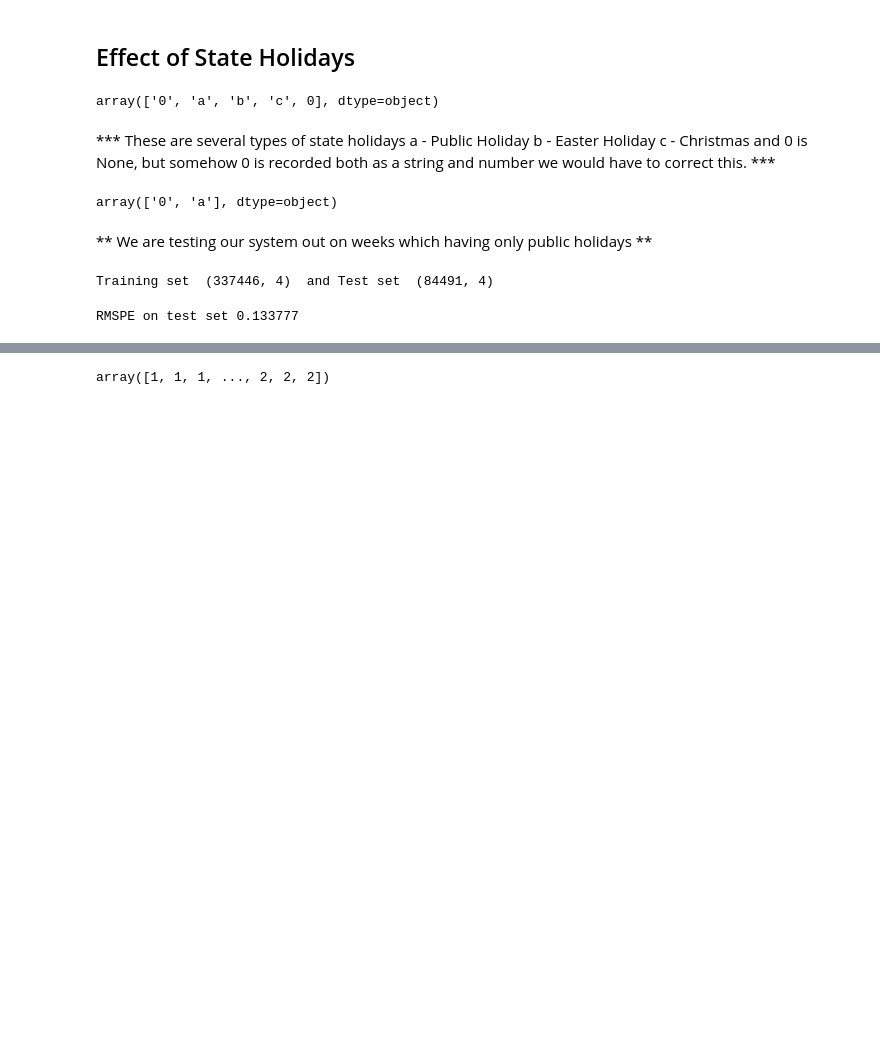
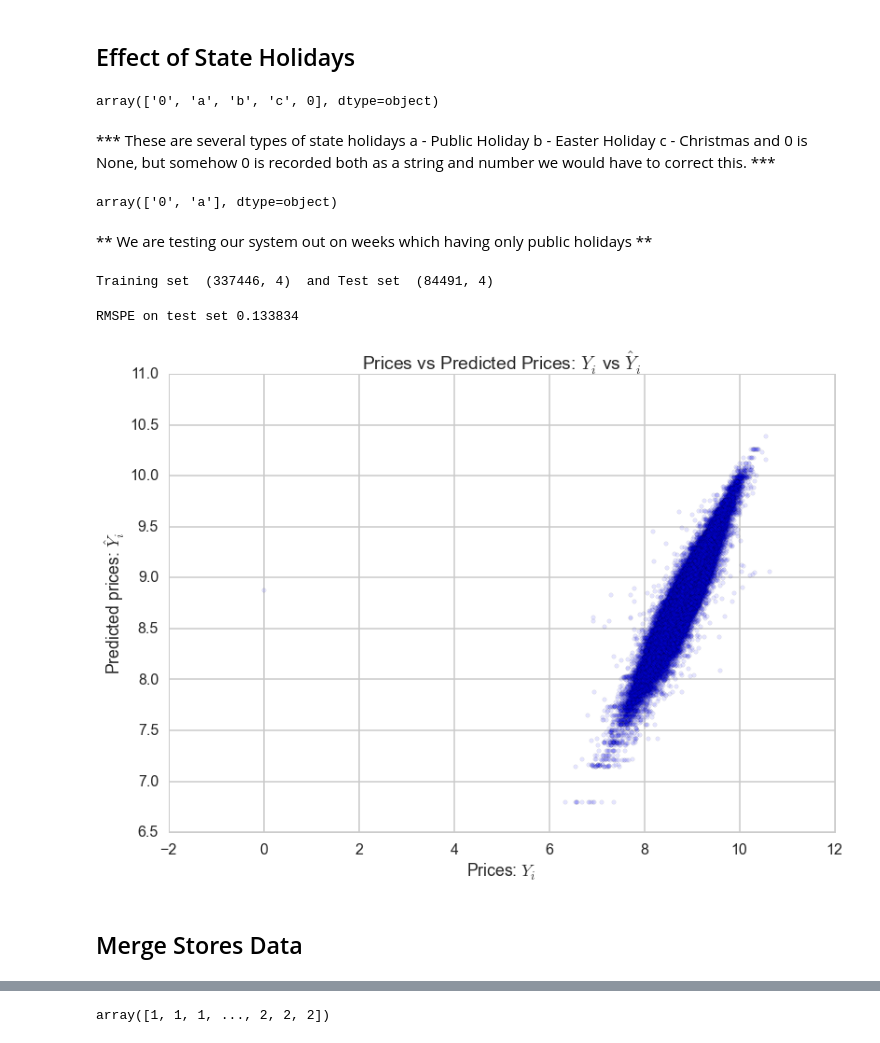
Before and after one commit to numb3r33/Kaggle-Competitions, a Jupyter notebook: Rossman-Stores-Sales/rossman_store_sales.ipynb, the cells around one changed output, grey strips where cells are left out. Cells and saved outputs as stored; diff of their text form; code cells hidden in the pictures; blank space fills up the shorter version.

```diff
--- a/Rossman-Stores-Sales/rossman_store_sales.ipynb
+++ b/Rossman-Stores-Sales/rossman_store_sales.ipynb
@@ -56,6 +56,15 @@ class Rossman():
         self.training_examples = self.train_df[mask_tr]
         self.test_examples = self.train_df[mask_test]
 
+    def merge_stores_data(self):
+        """
+        Merge store information with training data and test data
+        """
+
+        self.train_df = pd.merge(self.train_df, self.stores_df, on='Store', how='left')
+        self.test_df = pd.merge(self.test_df, self.stores_df, on='Store', how='left')
+
+
     def rmspe(self, y_true, y_pred):
         """
         Root Mean Square Percentage Error
@@ -471,4 +480,13 @@ rf_test_fittedvalues = rf.predict(X_test)
 # print rmspe on the test set
 print 'RMSPE on test set %f ' %(rossman.rmspe(np.expm1(y_test.values), np.expm1(rf_test_fittedvalues)))
 # %% [output]
-RMSPE on test set 0.133777
+RMSPE on test set 0.133834
+# %%
+plt.scatter(y_test, rf_test_fittedvalues, alpha=.1)
+plt.xlabel("Prices: $Y_i$")
+plt.ylabel("Predicted prices: $\hat{Y}_i$")
+plt.title("Prices vs Predicted Prices: $Y_i$ vs $\hat{Y}_i$");
+# %% [output]
+[figure, added]
+# %% [markdown]
+## Merge Stores Data
```
Also changed, not shown: parts of 51 cells of this notebook.
